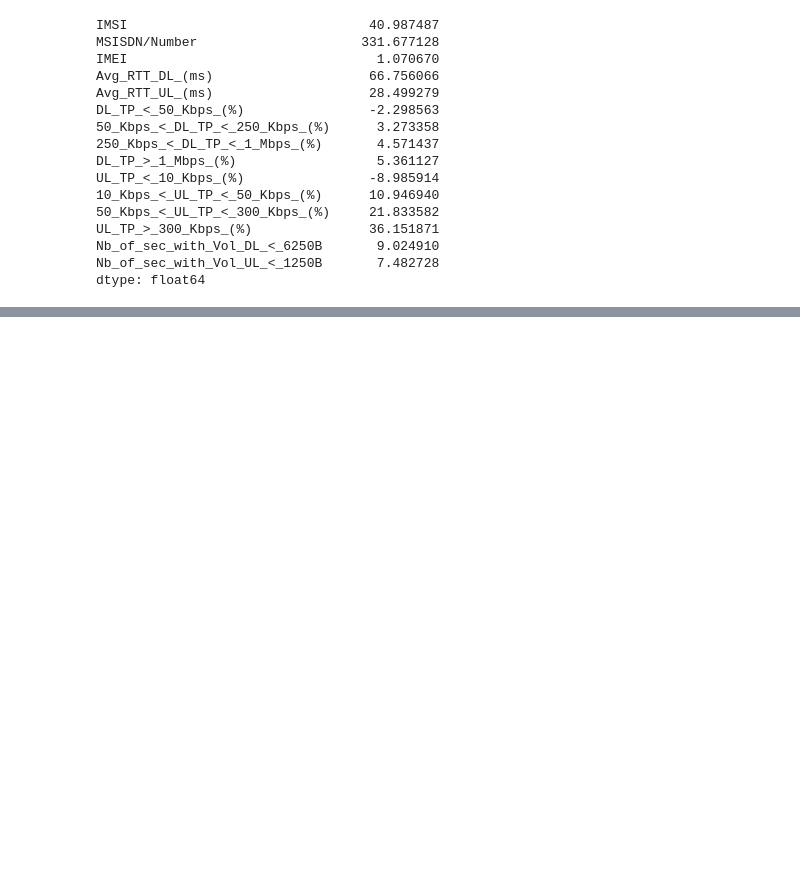
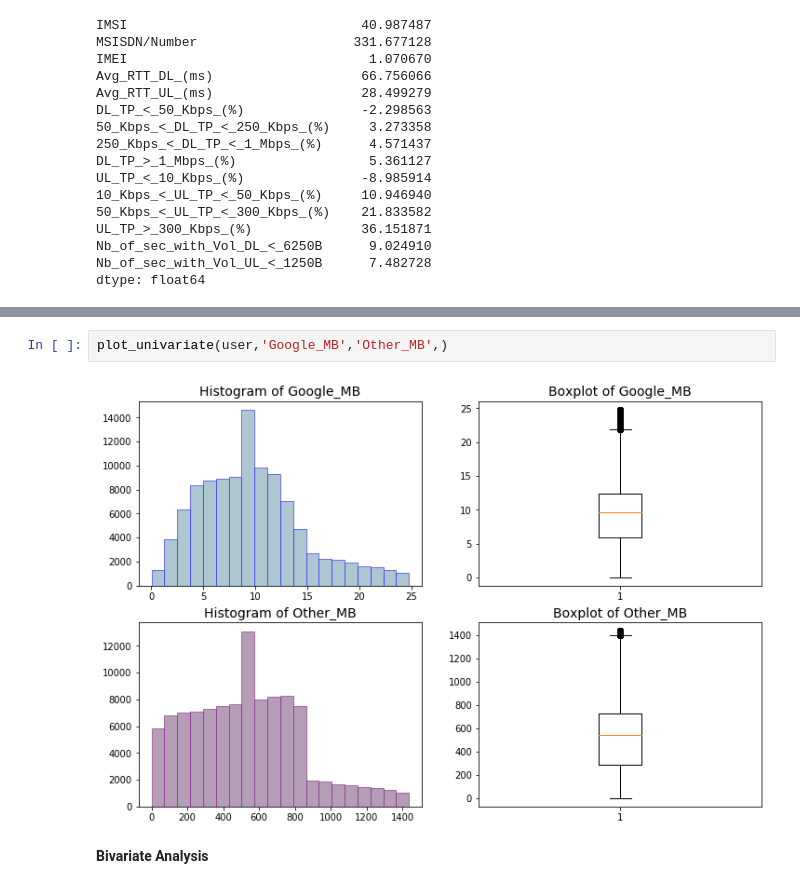
Before and after one commit to katenjoki/Telecom_Week1Challenge, a Jupyter notebook: OneDrive/Desktop/10Academy/Telecom_Week1Challenge/notebooks/week1.ipynb, the cells around one changed output, grey strips where cells are left out. Saved outputs shown, nothing was run; the diff lists cells and outputs as text; blank space fills up the shorter version.

```diff
--- a/OneDrive/Desktop/10Academy/Telecom_Week1Challenge/notebooks/week1.ipynb
+++ b/OneDrive/Desktop/10Academy/Telecom_Week1Challenge/notebooks/week1.ipynb
@@ -212,0 +457,6 @@ for i in column_names:
+# %%
+plot_univariate(user,'Google_MB','Other_MB',)
+# %% [output]
+[figure, added]
+# %% [markdown]
+**Bivariate Analysis**
```
Also changed, not shown: parts of 45 cells of this notebook.
